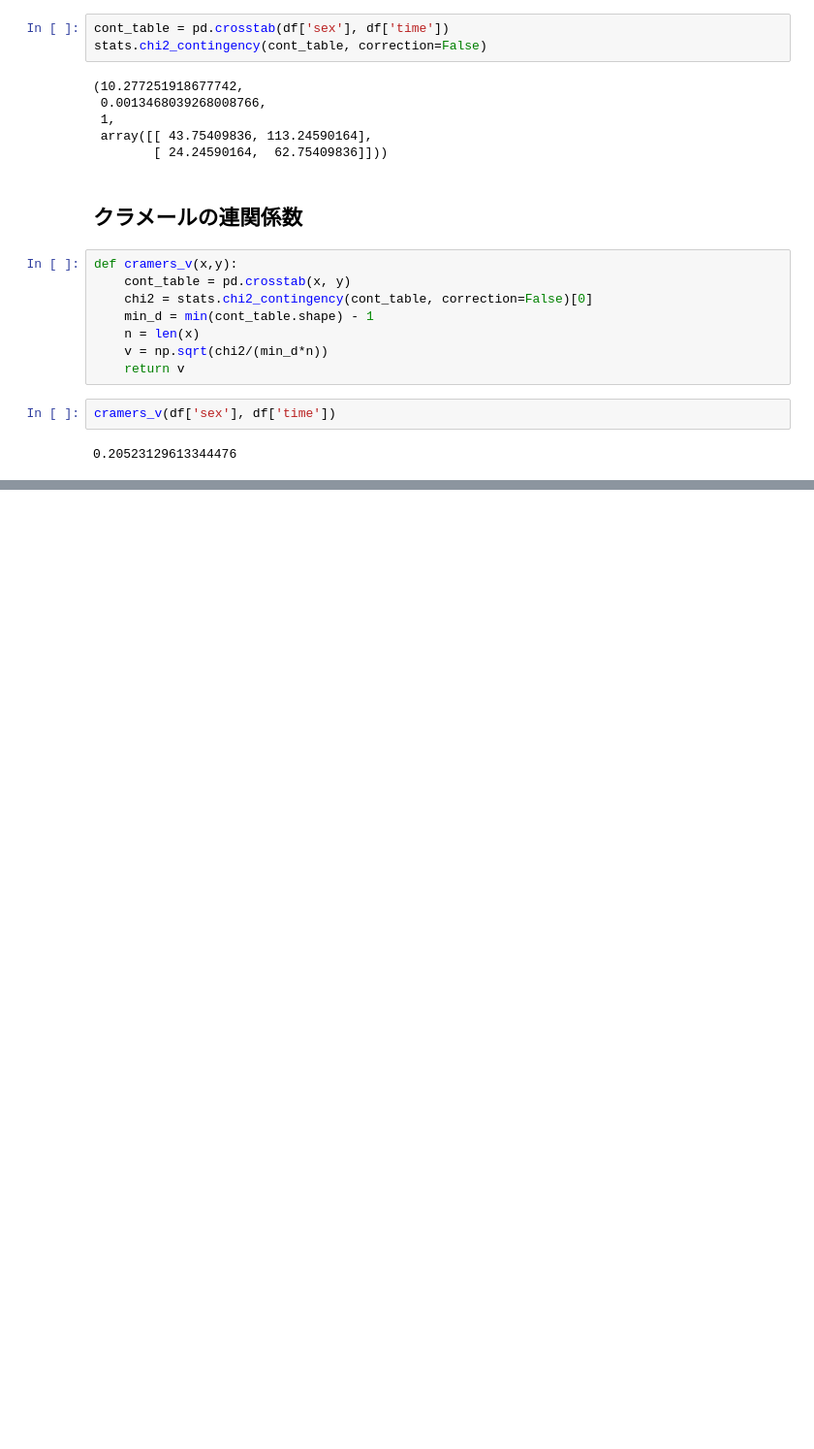
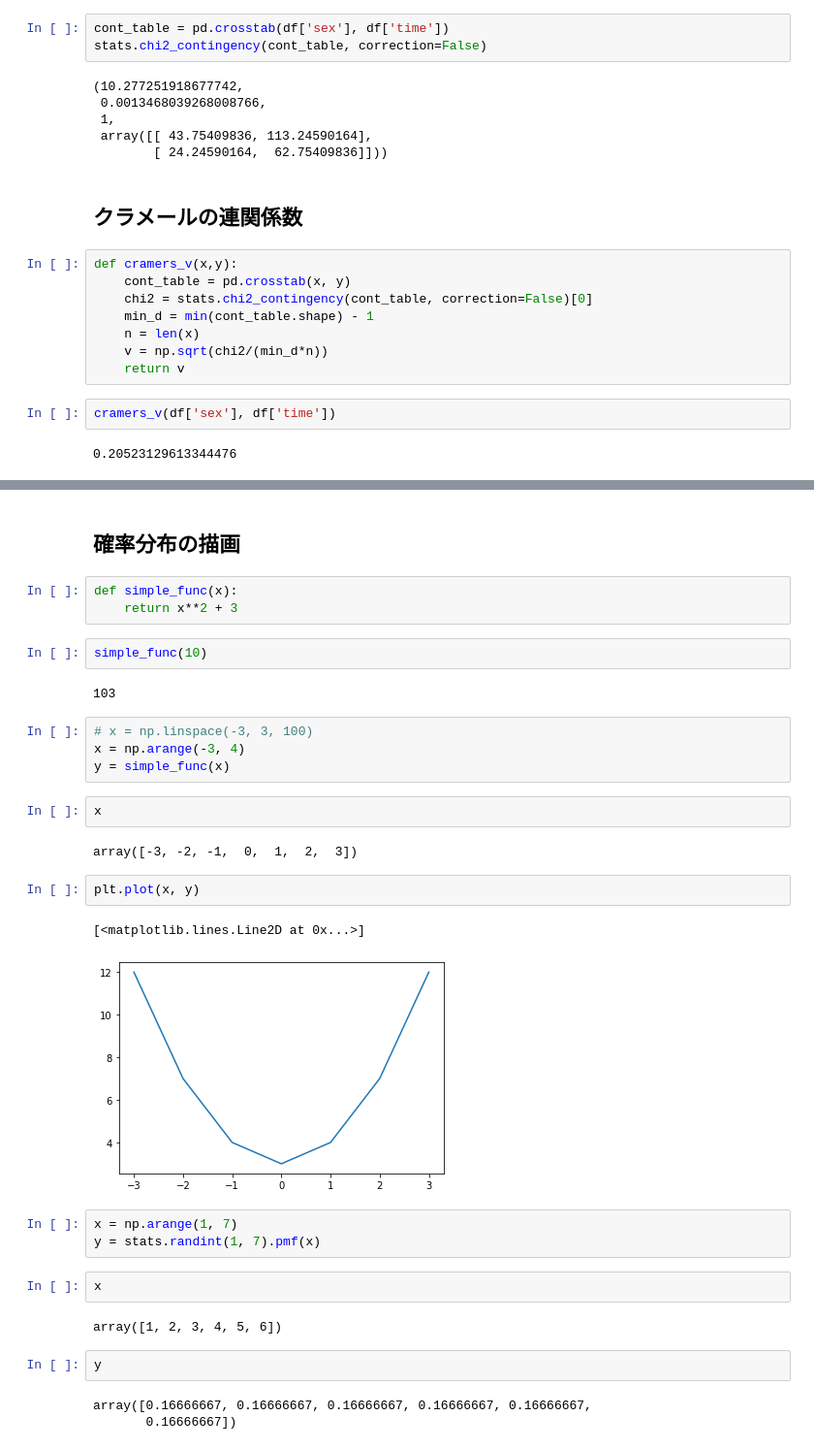
Before and after one commit to pajannat/my-learning, a Jupyter notebook: Kame_Udemy_StatsCourse/statistics.ipynb, the cells around one changed output, grey strips where cells are left out. Shown at 97% size. Drawn from its saved outputs; the diff is of its cells as text; blank space fills up the shorter version.

```diff
--- a/Kame_Udemy_StatsCourse/statistics.ipynb
+++ b/Kame_Udemy_StatsCourse/statistics.ipynb
@@ -282,0 +294,34 @@ cramers_v(df['sex'], df['time'])
+# %% [markdown]
+## 確率分布の描画
+# %%
+def simple_func(x):
+    return x**2 + 3
+# %%
+simple_func(10)
+# %% [output]
+103
+# %%
+# x = np.linspace(-3, 3, 100)
+x = np.arange(-3, 4)
+y = simple_func(x)
+# %%
+x
+# %% [output]
+array([-3, -2, -1,  0,  1,  2,  3])
+# %%
+plt.plot(x, y)
+# %% [output]
+[<matplotlib.lines.Line2D at 0x...>]
+[figure, added]
+# %%
+x = np.arange(1, 7)
+y = stats.randint(1, 7).pmf(x)
+# %%
+x
+# %% [output]
+array([1, 2, 3, 4, 5, 6])
+# %%
+y
+# %% [output]
+array([0.16666667, 0.16666667, 0.16666667, 0.16666667, 0.16666667,
+       0.16666667])
```
Also changed, not shown: parts of 6 cells of this notebook.
